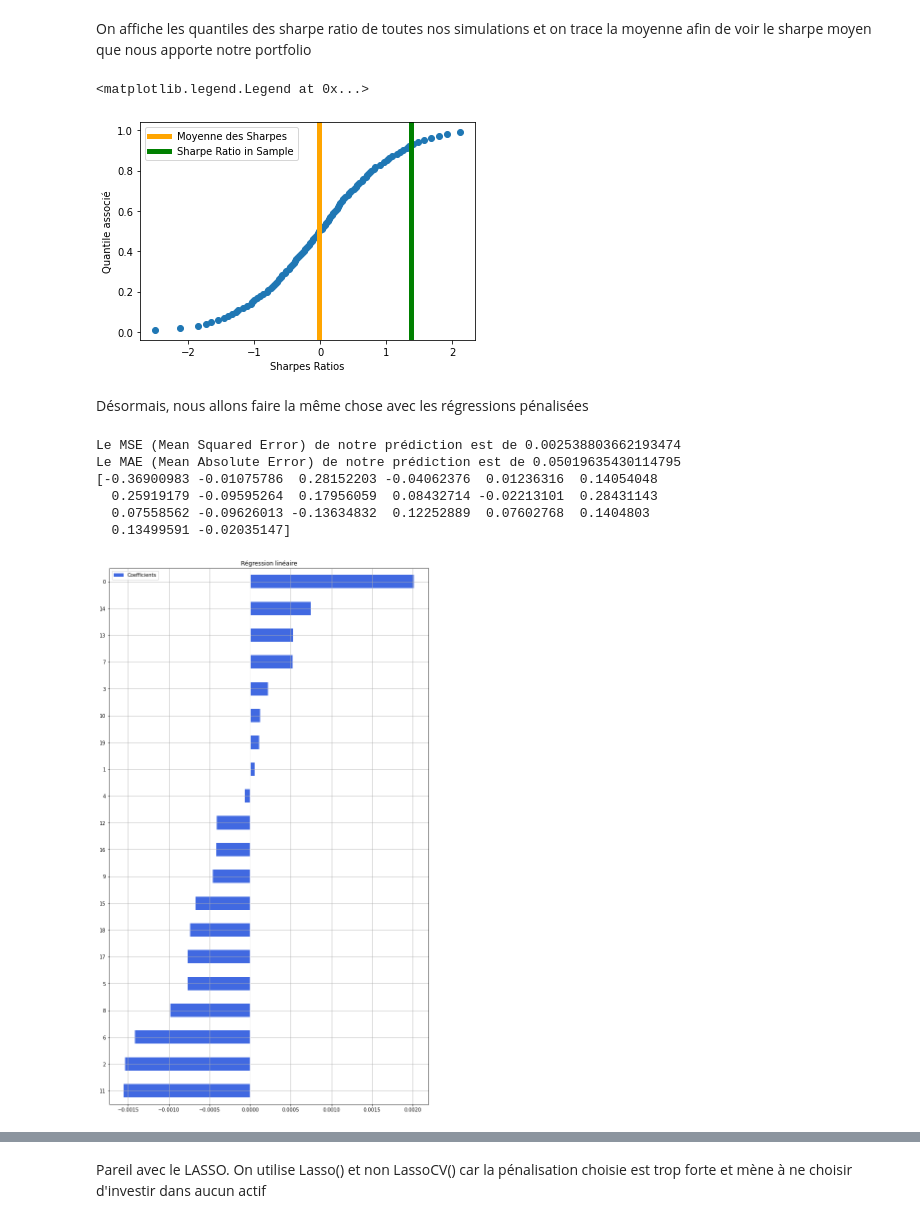
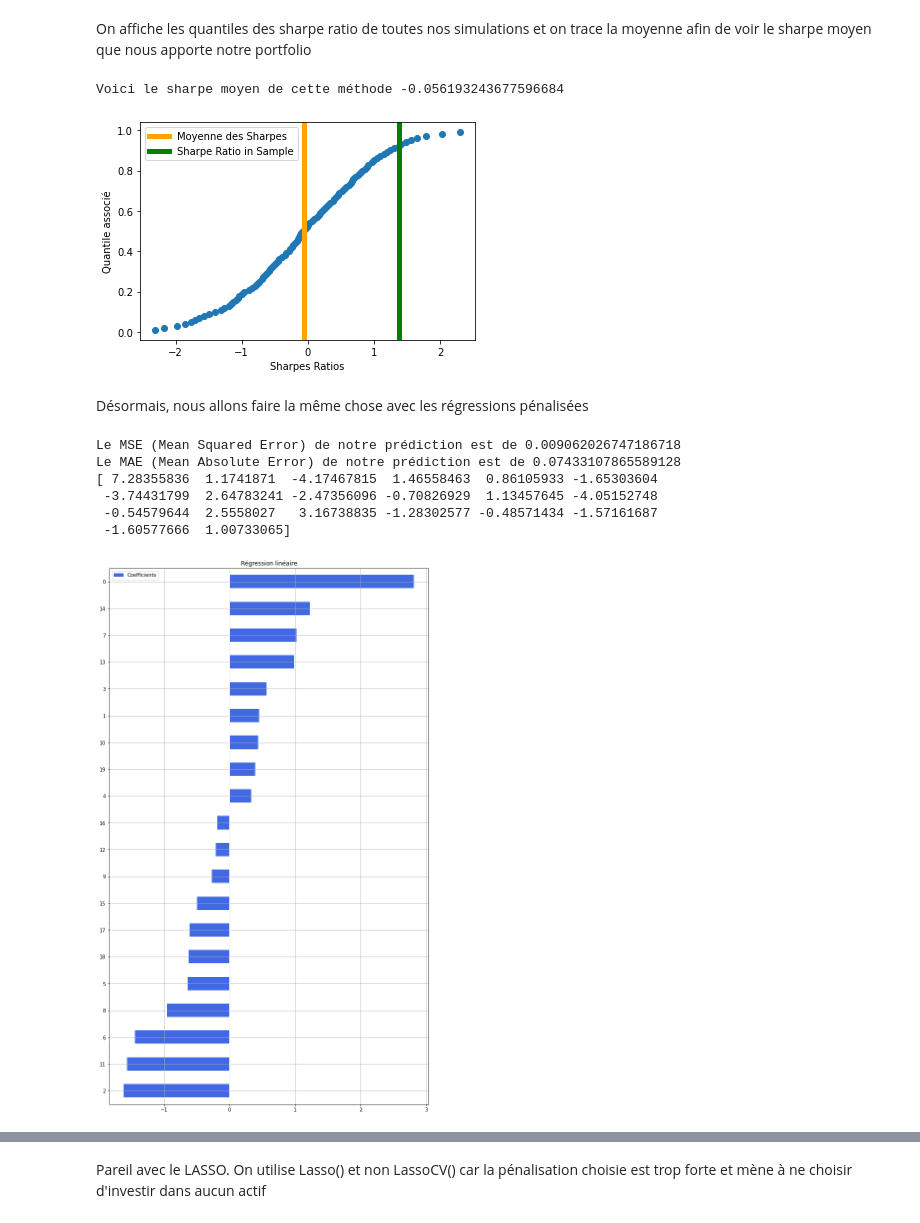
Before and after one commit to PyTomSss/StatApp_M1_ENSAE, a Jupyter notebook: Brouillon_Tom/Notebook_brouillon_Tom.ipynb, the cells around one changed output, grey strips where cells are left out. Cells and saved outputs as stored; diff of their text form; code cells hidden in the pictures.

```diff
--- a/Brouillon_Tom/Notebook_brouillon_Tom.ipynb
+++ b/Brouillon_Tom/Notebook_brouillon_Tom.ipynb
@@ -132,7 +132,7 @@ nb_dates_test = 256
 nb_simu = 1000
 # %%
 X_train = rdts_observes
-Y_train = allocation_optimale_théorique
+Y_train = allocation_optimale_théorique * 20
 
 X_test = mu/256 + pd.DataFrame(np.random.randn(nb_dates_test,nb_actifs)) @ A.T / 16
 Y_test = allocation_optimale_théorique[:256] #Car les lois des actifs n'ont pas été modifiées
@@ -256,39 +256,40 @@ plt.ylabel('Quantile associé')
 plt.legend()
 #plt.scatter(quantiles['quantile']*0 + sharpe_out_sample_DF.mean(),quantiles['proba'])
 #plt.scatter(quantiles['quantile']*0 + pnl_in_sample.mean()/pnl_in_sample.std()*16,quantiles['proba'])
+print(f"Voici le sharpe moyen de cette méthode {moyenne_sharpe}")
 # %% [output]
-<matplotlib.legend.Legend at 0x...>
+Voici le sharpe moyen de cette méthode -0.056193243677596684
-[figure, old version]
+[figure, new version]
 # %% [markdown]
 Désormais, nous allons faire la même chose avec les régressions pénalisées
 # %%
 ridge = RidgeCV(fit_intercept = False, cv = 5)
 model_ridge =  ridge.fit(X_train, Y_train)
 coef_ridge = model_ridge.coef_
 y_pred_ridge = model.predict(X_test)
 
 print(f"Le MSE (Mean Squared Error) de notre prédiction est de {mean_squared_error(y_pred_ridge, Y_test)}")
 print(f"Le MAE (Mean Absolute Error) de notre prédiction est de {mean_absolute_error(y_pred_ridge, Y_test)}")
 
 coefs = pd.DataFrame(coef_ridge, columns=['Coefficients'], index = X_train.columns)
 coefs.sort_values(by='Coefficients', ascending=True, inplace=True)
 coefs.plot(kind='barh', figsize=(15, 20), color='royalblue')
 plt.title('Régression linéaire')
 plt.axvline(x=0, color='1')
 plt.grid()
 plt.subplots_adjust(left=.3)
 
 #On rend les coefficients normalisés pour que le poid soit égal à 1
-coef_ridge_normalized = coef_ridge * (1/sum(coef_ridge))
+coef_ridge_normalized = coef_ridge * abs(1/sum(coef_ridge))
 print(coef_ridge_normalized)
 # %% [output]
-Le MSE (Mean Squared Error) de notre prédiction est de 0.002538803662193474
-Le MAE (Mean Absolute Error) de notre prédiction est de 0.05019635430114795
-[-0.36900983 -0.01075786  0.28152203 -0.04062376  0.01236316  0.14054048
-  0.25919179 -0.09595264  0.17956059  0.08432714 -0.02213101  0.28431143
-  0.07558562 -0.09626013 -0.13634832  0.12252889  0.07602768  0.1404803
-  0.13499591 -0.02035147]
+Le MSE (Mean Squared Error) de notre prédiction est de 0.009062026747186718
+Le MAE (Mean Absolute Error) de notre prédiction est de 0.07433107865589128
+[ 7.28355836  1.1741871  -4.17467815  1.46558463  0.86105933 -1.65303604
+ -3.74431799  2.64783241 -2.47356096 -0.70826929  1.13457645 -4.05152748
+ -0.54579644  2.5558027   3.16738835 -1.28302577 -0.48571434 -1.57161687
+ -1.60577666  1.00733065]
-[figure, old version]
+[figure, new version]
 # %%
 pnl_in_sample_ridge = rdts_observes @ coef_ridge_normalized
 print('Sharpe = ' + str(pnl_in_sample_ridge.mean()/pnl_in_sample_ridge.std()*16))
```
Also changed, not shown: parts of 23 cells of this notebook.
